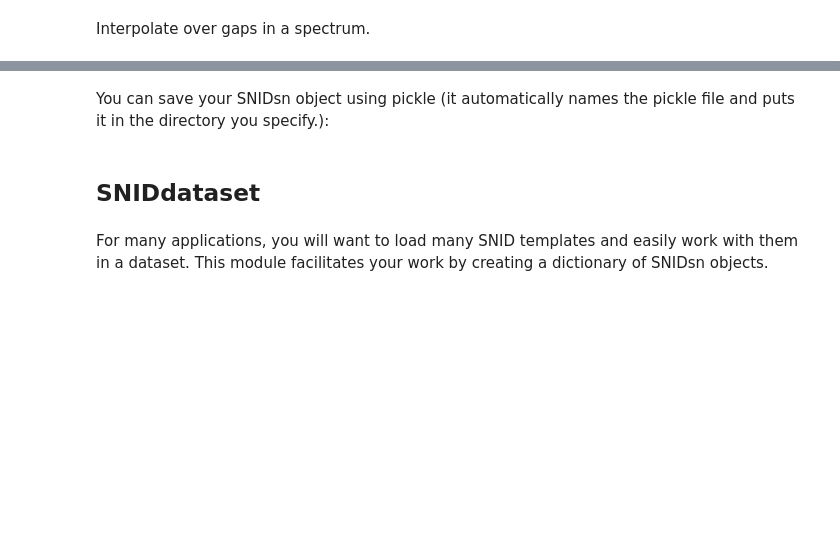
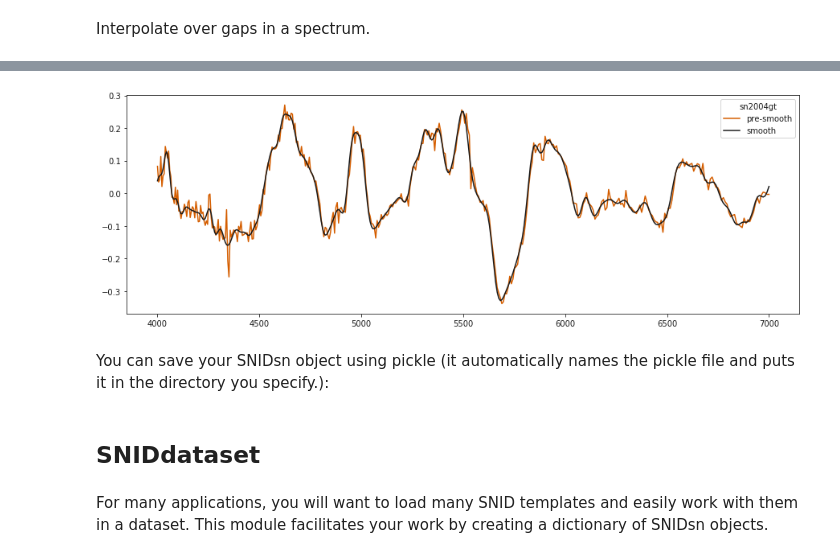
Before and after one commit to marxwillia/SNIDdataset, a Jupyter notebook: Tutorial.ipynb, the cells around one changed output, grey strips where cells are left out. Cells and saved outputs as stored; diff of their text form; code cells hidden in the pictures; blank space fills up the shorter version.

Commit message:
implemented smoothing

```diff
--- a/Tutorial.ipynb
+++ b/Tutorial.ipynb
@@ -95,3 +111,7 @@ f
+# %%
+sn04gt.smoothSpectrum('Ph16.4', velcut=1000, plot=True)
+# %% [output]
+[figure, added]
 # %% [markdown]
 You can save your SNIDsn object using pickle (it automatically names the pickle file and puts it in the directory you specify.):
 # %%
```
Also changed, not shown: parts of 9 cells of this notebook, 1 other file.
